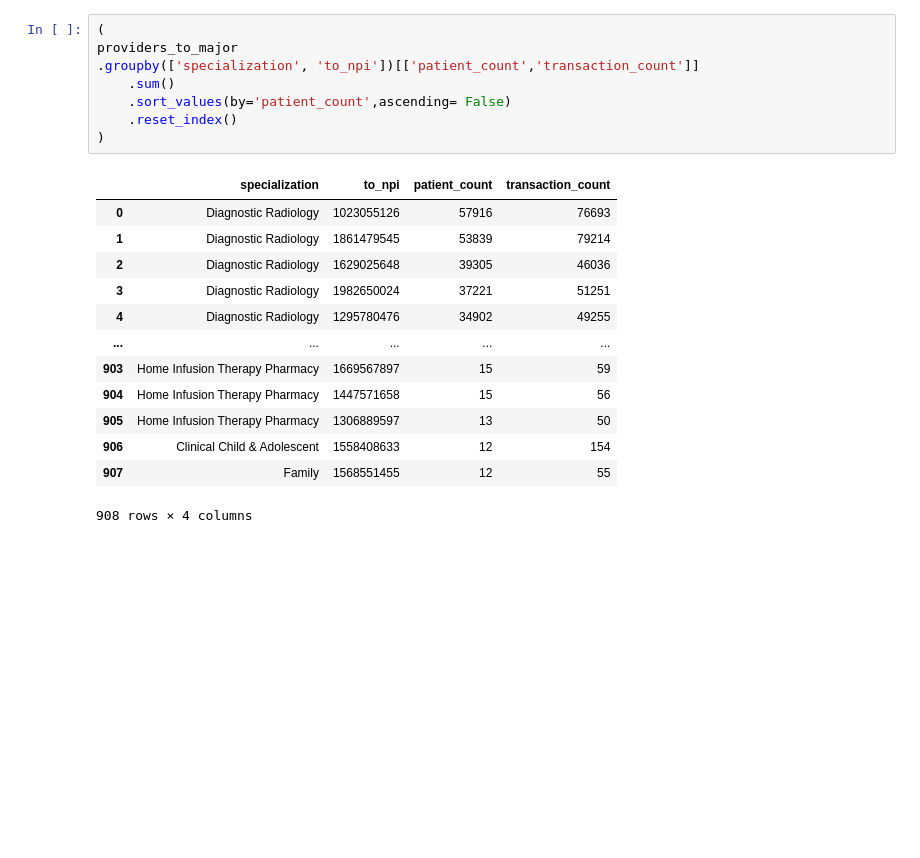
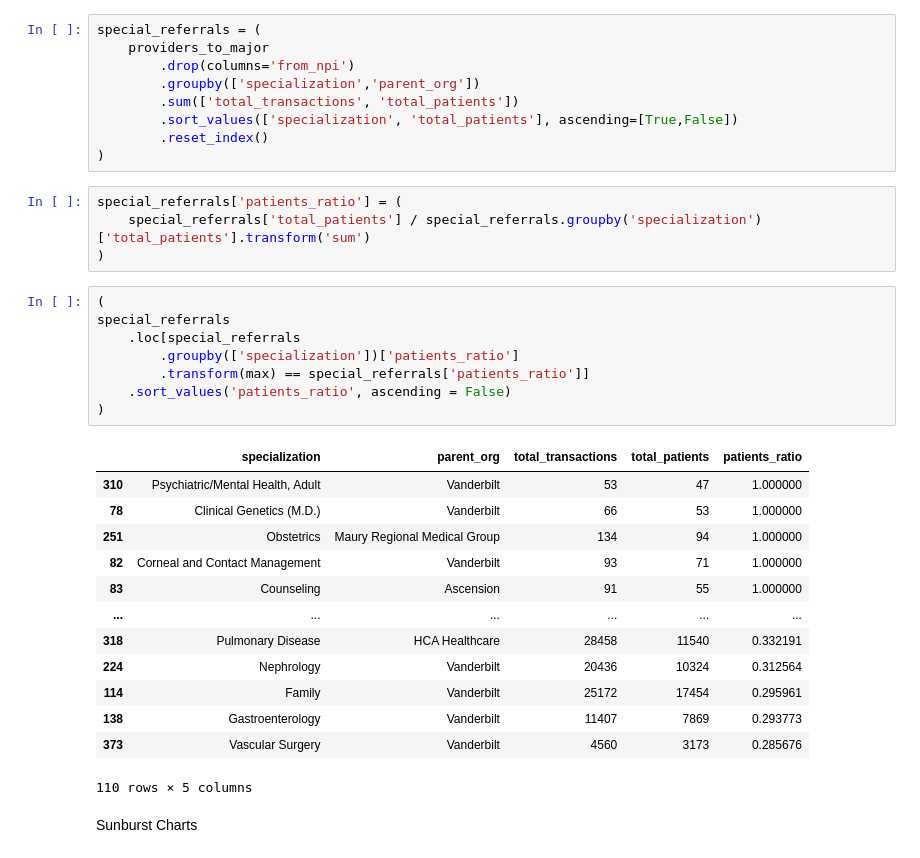
Before and after one commit to nss-data-science-cohort-6/hop_team-the-hindenburgs, a Jupyter notebook: notebooks/hop_team_exploration.ipynb, the cells around one changed output. Drawn from its saved outputs; the diff is of its cells as text; blank space fills up the shorter version.

```diff
--- a/notebooks/hop_team_exploration.ipynb
+++ b/notebooks/hop_team_exploration.ipynb
@@ -346,22 +207,37 @@ providers_to_major
 # %%
-(
-providers_to_major
-.groupby(['specialization', 'to_npi'])[['patient_count','transaction_count']]
-    .sum()
-    .sort_values(by='patient_count',ascending= False)
-    .reset_index()
+special_referrals = (
+    providers_to_major
+        .drop(columns='from_npi')
+        .groupby(['specialization','parent_org'])
+        .sum(['total_transactions', 'total_patients'])
+        .sort_values(['specialization', 'total_patients'], ascending=[True,False])
+        .reset_index()
 )
-# %% [output]
-|  | specialization | to_npi | patient_count | transaction_count |
-| 0 | Diagnostic Radiology | 1023055126 | 57916 | 76693 |
-| 1 | Diagnostic Radiology | 1861479545 | 53839 | 79214 |
-| 2 | Diagnostic Radiology | 1629025648 | 39305 | 46036 |
-| 3 | Diagnostic Radiology | 1982650024 | 37221 | 51251 |
-| 4 | Diagnostic Radiology | 1295780476 | 34902 | 49255 |
-| ... | ... | ... | ... | ... |
-| 903 | Home Infusion Therapy Pharmacy | 1669567897 | 15 | 59 |
-| 904 | Home Infusion Therapy Pharmacy | 1447571658 | 15 | 56 |
-| 905 | Home Infusion Therapy Pharmacy | 1306889597 | 13 | 50 |
-| 906 | Clinical Child & Adolescent | 1558408633 | 12 | 154 |
-| 907 | Family | 1568551455 | 12 | 55 |
-908 rows × 4 columns
+# %%
+special_referrals['patients_ratio'] = (
+    special_referrals['total_patients'] / special_referrals.groupby('specialization')['total_patients'].transform('sum')
+)
+# %%
+(
+special_referrals
+    .loc[special_referrals
+        .groupby(['specialization'])['patients_ratio']
+        .transform(max) == special_referrals['patients_ratio']]
+    .sort_values('patients_ratio', ascending = False)
+)
+# %% [output]
+|  | specialization | parent_org | total_transactions | total_patients | patients_ratio |
+| 310 | Psychiatric/Mental Health, Adult | Vanderbilt | 53 | 47 | 1.000000 |
+| 78 | Clinical Genetics (M.D.) | Vanderbilt | 66 | 53 | 1.000000 |
+| 251 | Obstetrics | Maury Regional Medical Group | 134 | 94 | 1.000000 |
+| 82 | Corneal and Contact Management | Vanderbilt | 93 | 71 | 1.000000 |
+| 83 | Counseling | Ascension | 91 | 55 | 1.000000 |
+| ... | ... | ... | ... | ... | ... |
+| 318 | Pulmonary Disease | HCA Healthcare | 28458 | 11540 | 0.332191 |
+| 224 | Nephrology | Vanderbilt | 20436 | 10324 | 0.312564 |
+| 114 | Family | Vanderbilt | 25172 | 17454 | 0.295961 |
+| 138 | Gastroenterology | Vanderbilt | 11407 | 7869 | 0.293773 |
+| 373 | Vascular Surgery | Vanderbilt | 4560 | 3173 | 0.285676 |
+110 rows × 5 columns
+# %% [markdown]
+Sunburst Charts
```
Also changed, not shown: parts of 16 cells of this notebook, 1 other file.
